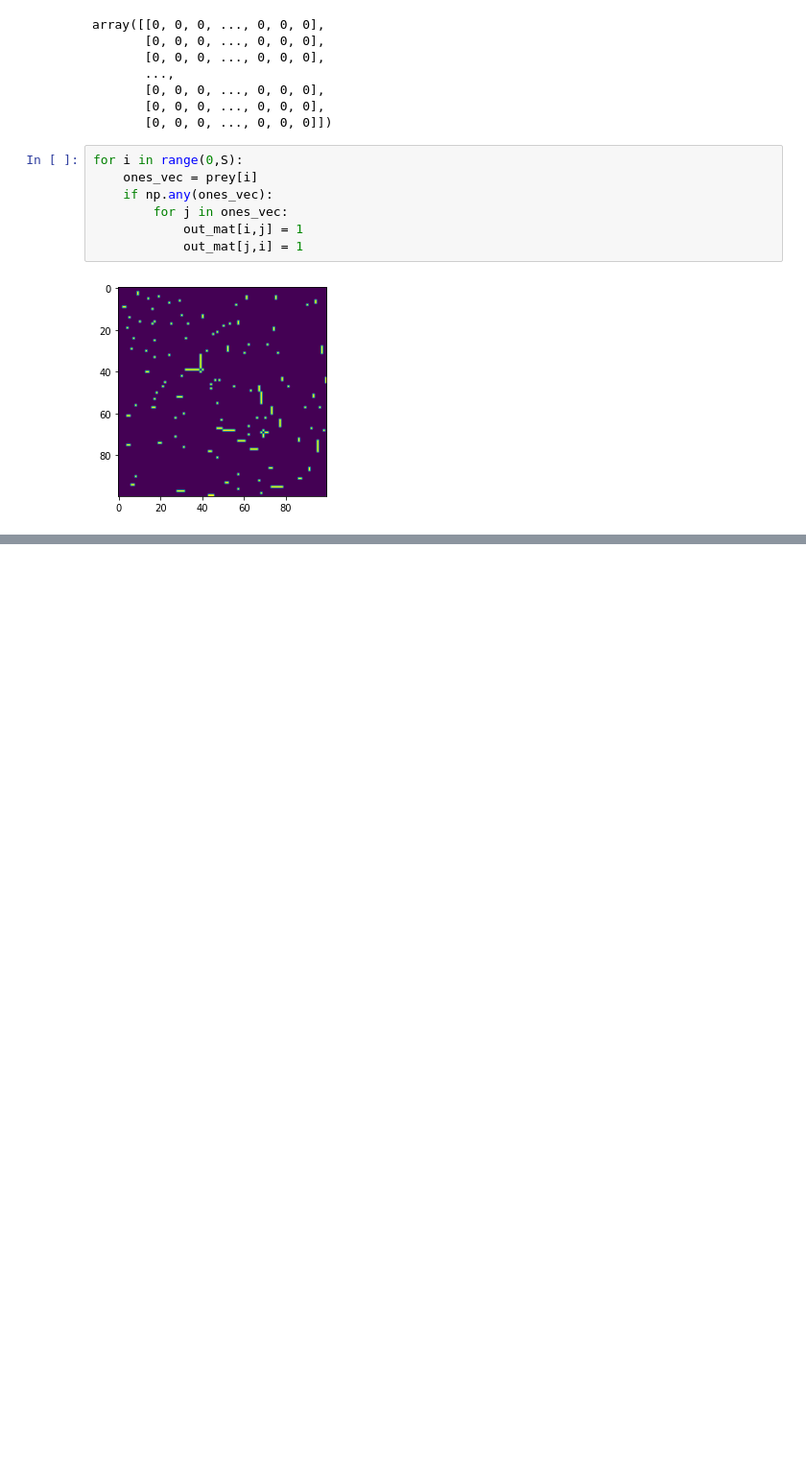
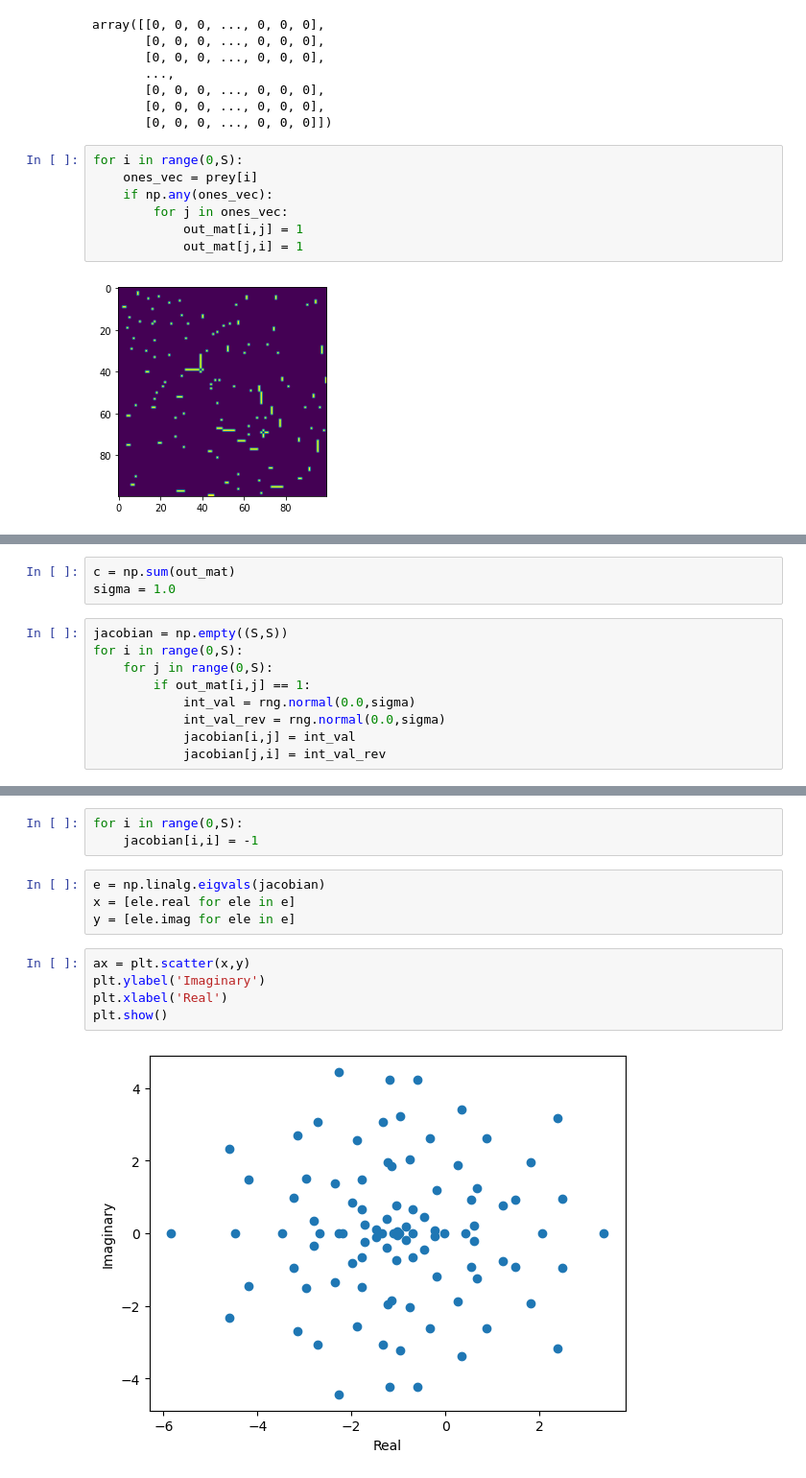
Before and after one commit to JD-X1/Aegis, a Jupyter notebook: apollyon/niche_model_mods.ipynb, the cells around one changed output, grey strips where cells are left out. Shown: that part at 96% size. Saved outputs shown, nothing was run; the diff lists cells and outputs as text; blank space fills up the shorter version.

```diff
--- a/apollyon/niche_model_mods.ipynb
+++ b/apollyon/niche_model_mods.ipynb
@@ -222,0 +223,12 @@ c
+# %%
+c = np.sum(out_mat)
+sigma = 1.0
+# %%
+jacobian = np.empty((S,S))
+for i in range(0,S):
+    for j in range(0,S):
+        if out_mat[i,j] == 1:
+            int_val = rng.normal(0.0,sigma)
+            int_val_rev = rng.normal(0.0,sigma)
+            jacobian[i,j] = int_val
+            jacobian[j,i] = int_val_rev
@@ -222,0 +239,14 @@ c
+# %%
+for i in range(0,S):
+    jacobian[i,i] = -1
+# %%
+e = np.linalg.eigvals(jacobian)
+x = [ele.real for ele in e]
+y = [ele.imag for ele in e]
+# %%
+ax = plt.scatter(x,y)
+plt.ylabel('Imaginary')
+plt.xlabel('Real')
+plt.show()
+# %% [output]
+[figure, added]
```
Also changed, not shown: parts of 7 cells of this notebook.
